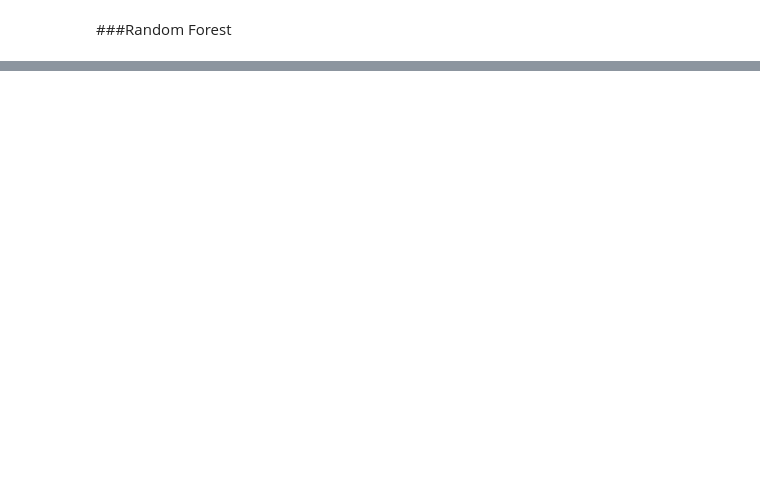
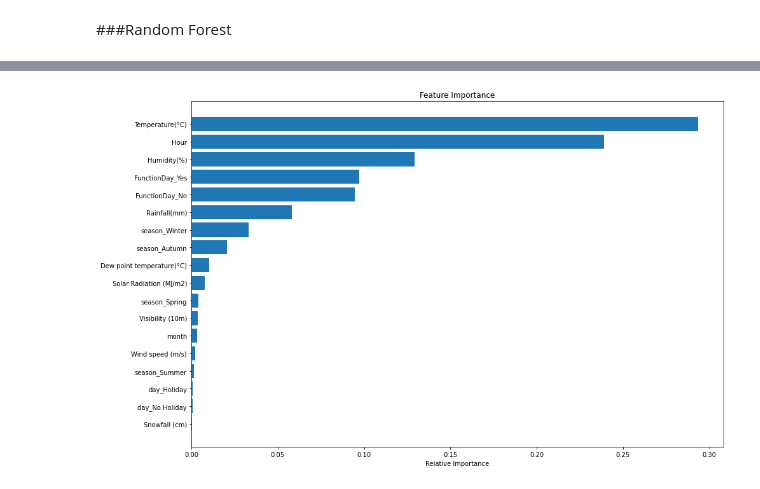
Before and after one commit to MiteshBhanushali/BikeSharingDemandPrediction, a Jupyter notebook: Copy_of_Bike_Sharing_Demand_Prediction_Capstone_Project.ipynb, the cells around one changed output, grey strips where cells are left out. Saved outputs shown, nothing was run; the diff lists cells and outputs as text; code cells hidden in the pictures; blank space fills up the shorter version.

```diff
--- a/Copy_of_Bike_Sharing_Demand_Prediction_Capstone_Project.ipynb
+++ b/Copy_of_Bike_Sharing_Demand_Prediction_Capstone_Project.ipynb
@@ -691,3 +703,18 @@ Evaluation matrix--
 
 Evaluation Graph
 [figure]
+# %%
+optimal_rf_model=rf_grid.best_estimator_
+# %%
+X_imputed_df = pd.DataFrame(x_train, columns = X.columns)
+features = X_imputed_df.columns
+importances = optimal_rf_model.feature_importances_
+indices = np.argsort(importances)
+plt.figure(figsize=(15,10))
+plt.title('Feature Importance')
+plt.barh(range(len(indices)), importances[indices], align='center')
+plt.yticks(range(len(indices)), [features[i] for i in indices])
+plt.xlabel('Relative Importance')
+plt.show()
+# %% [output]
+[figure, added]
```
Also changed, not shown: parts of 6 cells of this notebook.
